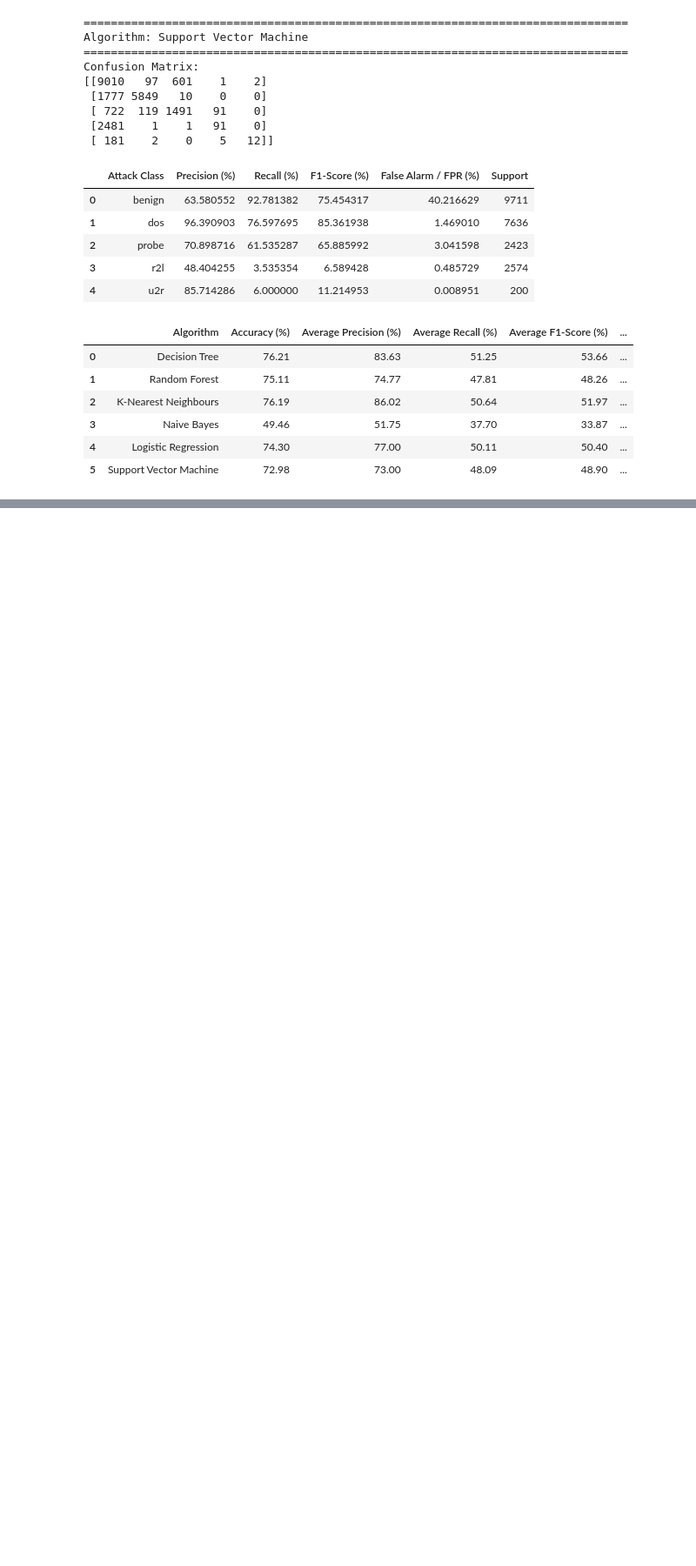
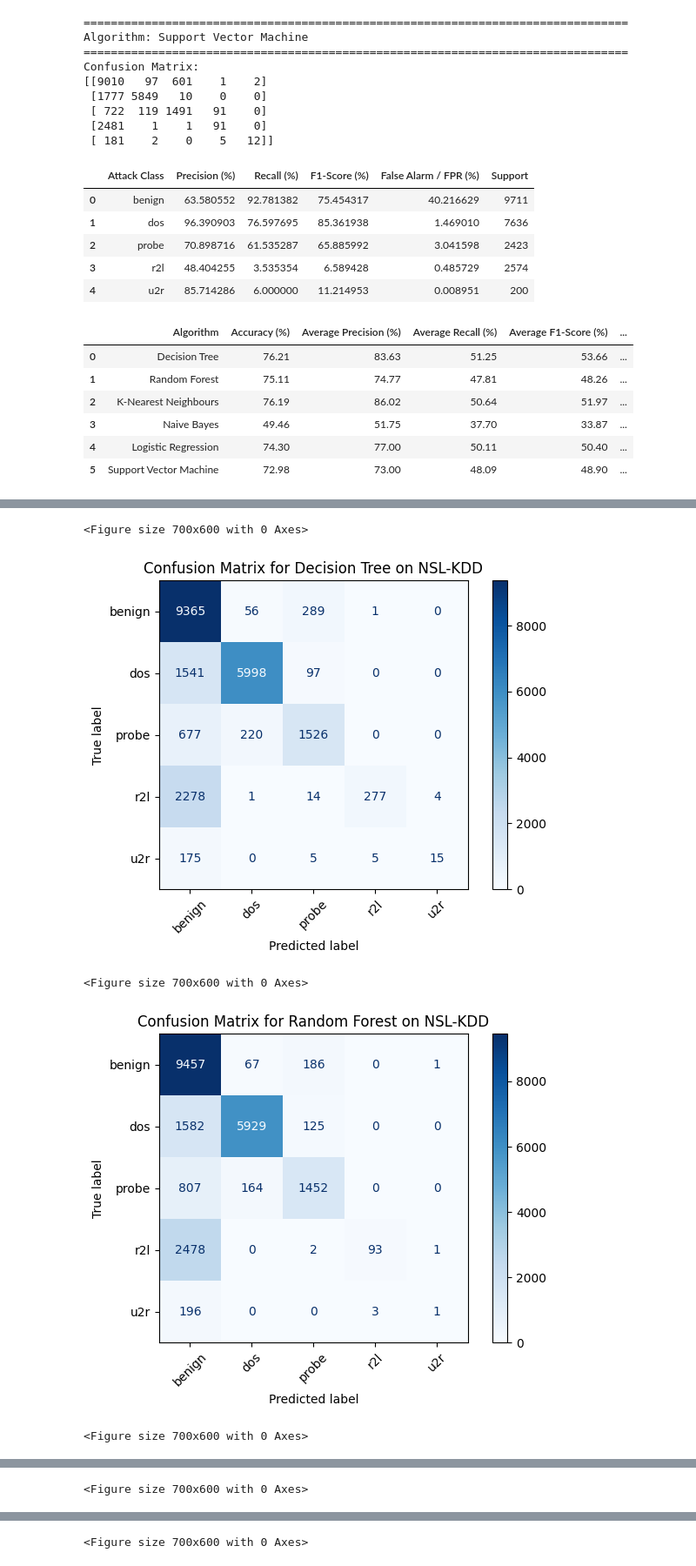
Before and after one commit to trinitynataly/8.2CDevSecOps, a Jupyter notebook: SIT719_Prac05_Task02_HD_task_sample _done.ipynb, the cells around one changed output, grey strips where cells are left out. Shown at 87% size. Cells and saved outputs as stored; diff of their text form; code cells hidden in the pictures; blank space fills up the shorter version.

```diff
--- a/SIT719_Prac05_Task02_HD_task_sample _done.ipynb
+++ b/SIT719_Prac05_Task02_HD_task_sample _done.ipynb
@@ -452,0 +469,25 @@ display(summary_table)
+# %%
+# Plot confusion matrices for all NSL-KDD algorithms
+
+from sklearn.metrics import ConfusionMatrixDisplay
+import matplotlib.pyplot as plt
+
+for model_name, result in all_results.items():
+    cm = result["confusion_matrix"]
+
+    plt.figure(figsize=(7, 6))
+    disp = ConfusionMatrixDisplay(
+        confusion_matrix=cm,
+        display_labels=class_labels
+    )
+    disp.plot(values_format='d', cmap='Blues')
+    plt.title(f"Confusion Matrix for {model_name} on NSL-KDD")
+    plt.xticks(rotation=45)
+    plt.tight_layout()
+    plt.show()
+# %% [output]
+<Figure size 700x600 with 0 Axes>
+[figure, added]
+<Figure size 700x600 with 0 Axes>
+[figure, added]
+<Figure size 700x600 with 0 Axes>
@@ -452,0 +495 @@ display(summary_table)
+<Figure size 700x600 with 0 Axes>
@@ -452,0 +497 @@ display(summary_table)
+<Figure size 700x600 with 0 Axes>
```
Also changed, not shown: parts of 4 cells of this notebook.
